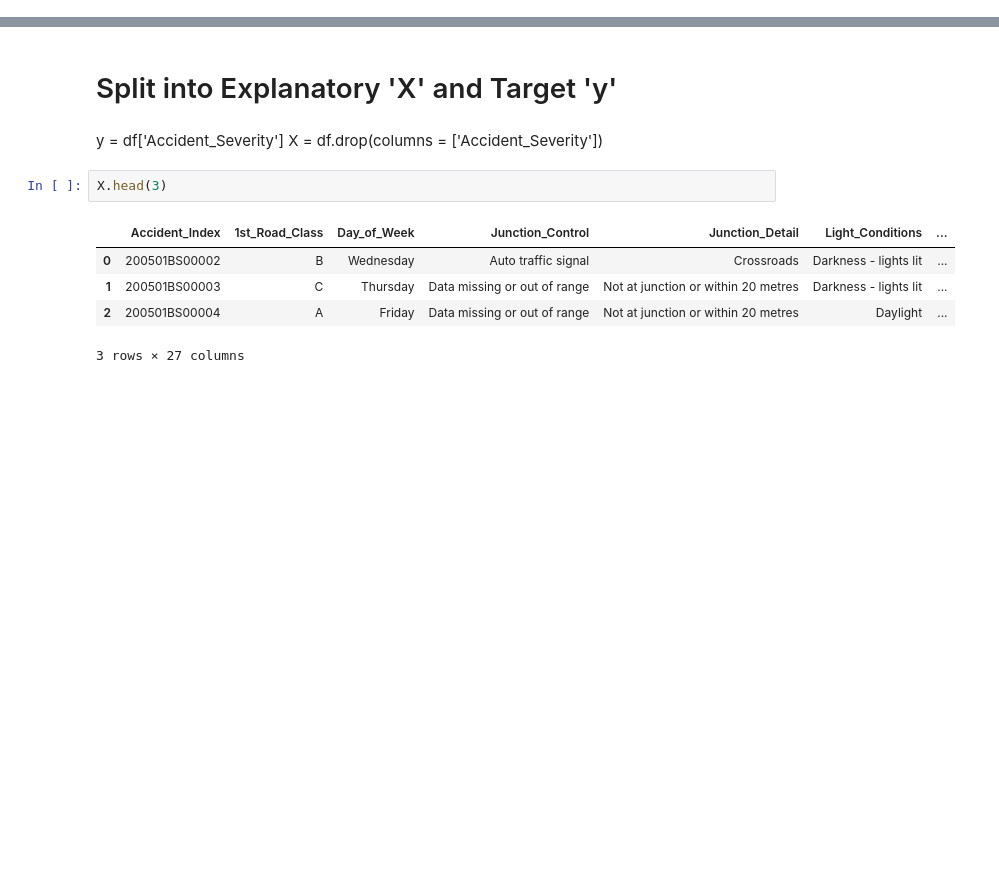
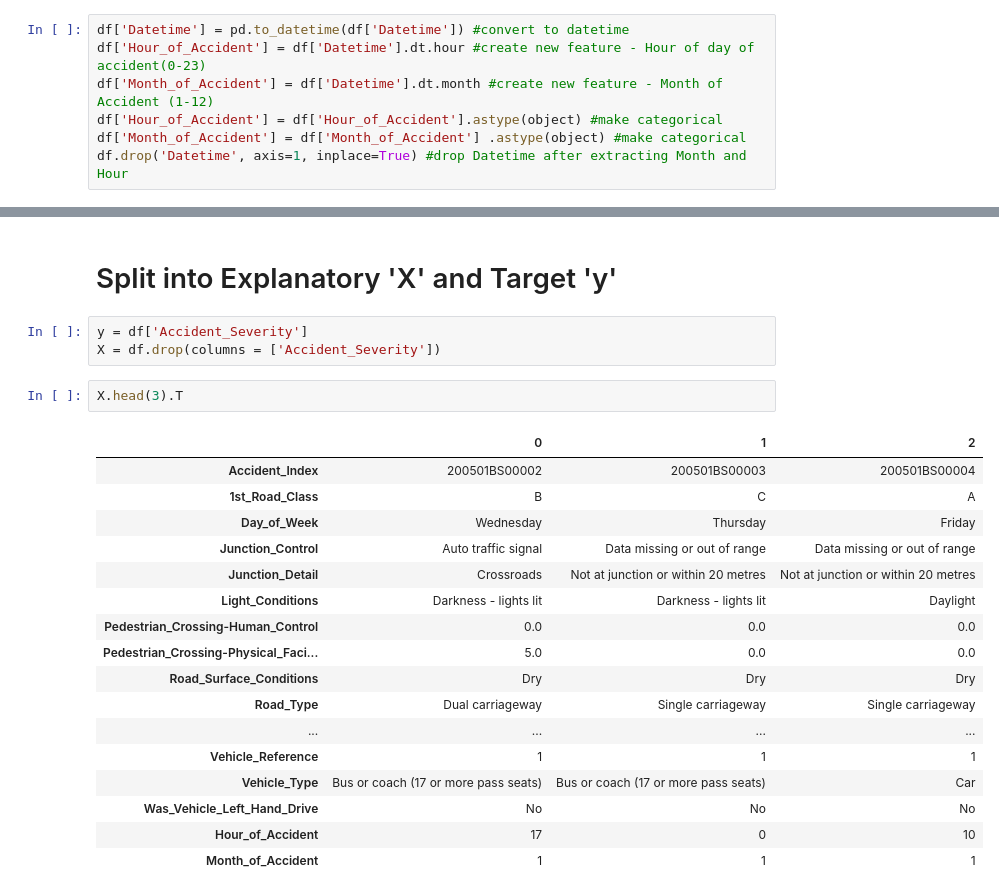
Before and after one commit to scharpham/Springboard, a Jupyter notebook: Capstone2/capstone2/notebooks/Capstone2-Preprocessing.ipynb, the cells around one changed output, grey strips where cells are left out. Saved outputs shown, nothing was run; the diff lists cells and outputs as text; blank space fills up the shorter version.

```diff
--- a/Capstone2/capstone2/notebooks/Capstone2-Preprocessing.ipynb
+++ b/Capstone2/capstone2/notebooks/Capstone2-Preprocessing.ipynb
@@ -23,0 +24,7 @@ df.head(3)
+# %%
+df['Datetime'] = pd.to_datetime(df['Datetime']) #convert to datetime
+df['Hour_of_Accident'] = df['Datetime'].dt.hour #create new feature - Hour of day of accident(0-23)
+df['Month_of_Accident'] = df['Datetime'].dt.month #create new feature - Month of Accident (1-12)
+df['Hour_of_Accident'] = df['Hour_of_Accident'].astype(object) #make categorical
+df['Month_of_Accident'] = df['Month_of_Accident'] .astype(object) #make categorical
+df.drop('Datetime', axis=1, inplace=True) #drop Datetime after extracting Month and Hour
@@ -24,14 +51,25 @@ df.head(3)
 # %% [markdown]
 # Split into Explanatory 'X' and Target 'y'
-# %% [markdown]
-
-y = df['Accident_Severity']
-X = df.drop(columns = ['Accident_Severity'])
+# %%
+y = df['Accident_Severity']
+X = df.drop(columns = ['Accident_Severity'])
 # %%
-X.head(3)
+X.head(3).T
 # %% [output]
-|  | Accident_Index | 1st_Road_Class | Day_of_Week | Junction_Control | Junction_Detail | Light_Conditions | ... |
-| 0 | 200501BS00002 | B | Wednesday | Auto traffic signal | Crossroads | Darkness - lights lit | ... |
-| 1 | 200501BS00003 | C | Thursday | Data missing or out of range | Not at junction or within 20 metres | Darkness - lights lit | ... |
-| 2 | 200501BS00004 | A | Friday | Data missing or out of range | Not at junction or within 20 metres | Daylight | ... |
+|  | 0 | 1 | 2 |
+| Accident_Index | 200501BS00002 | 200501BS00003 | 200501BS00004 |
+| 1st_Road_Class | B | C | A |
+| Day_of_Week | Wednesday | Thursday | Friday |
+| Junction_Control | Auto traffic signal | Data missing or out of range | Data missing or out of range |
+| Junction_Detail | Crossroads | Not at junction or within 20 metres | Not at junction or within 20 metres |
+| Light_Conditions | Darkness - lights lit | Darkness - lights lit | Daylight |
+| Pedestrian_Crossing-Human_Control | 0.0 | 0.0 | 0.0 |
+| Pedestrian_Crossing-Physical_Faci... | 5.0 | 0.0 | 0.0 |
+| Road_Surface_Conditions | Dry | Dry | Dry |
+| Road_Type | Dual carriageway | Single carriageway | Single carriageway |
+| ... | ... | ... | ... |
+| Vehicle_Reference | 1 | 1 | 1 |
+| Vehicle_Type | Bus or coach (17 or more pass seats) | Bus or coach (17 or more pass seats) | Car |
+| Was_Vehicle_Left_Hand_Drive | No | No | No |
+| Hour_of_Accident | 17 | 0 | 10 |
+| Month_of_Accident | 1 | 1 | 1 |
-3 rows × 27 columns
```
Also changed, not shown: parts of 17 cells of this notebook, 1 other file.
